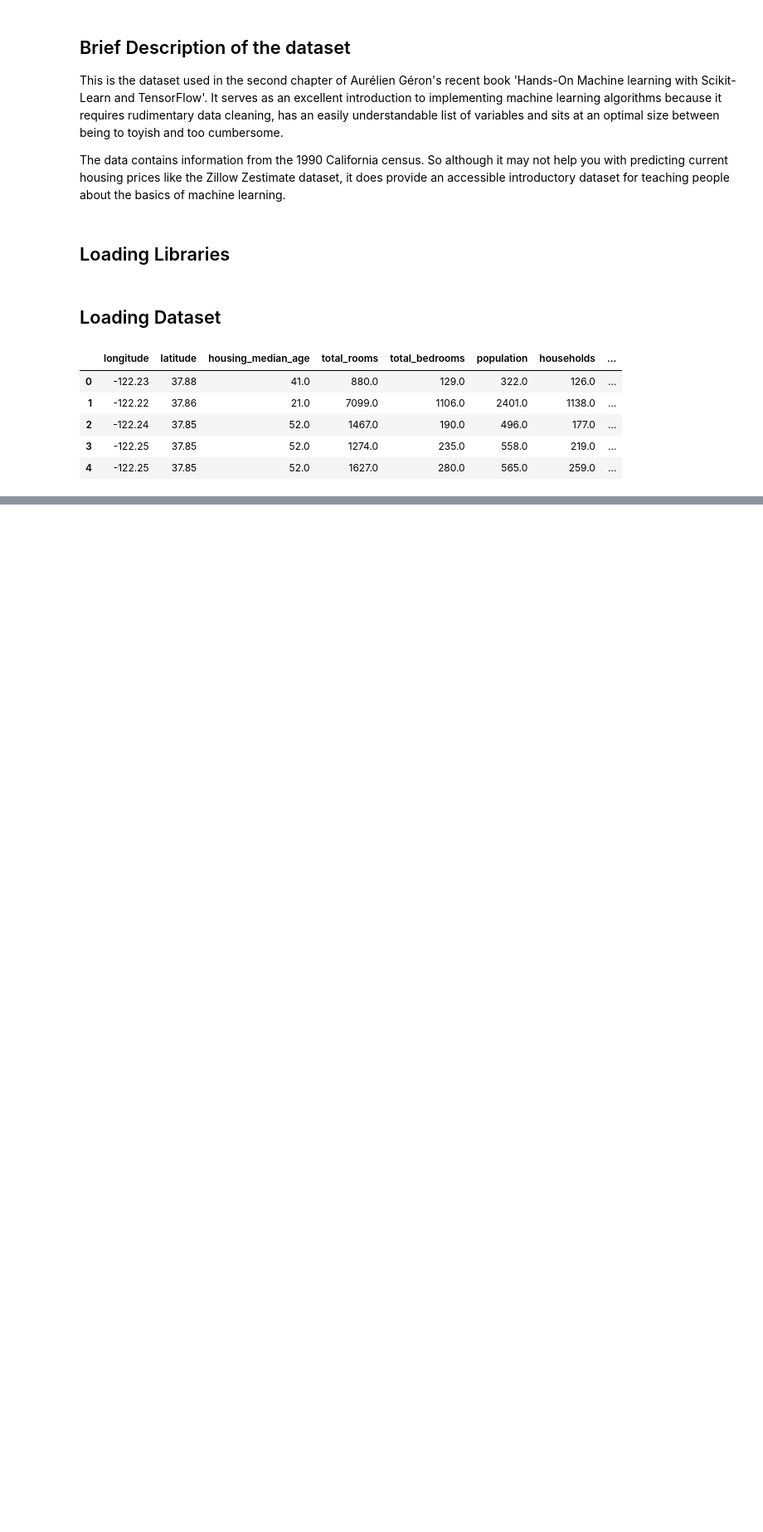
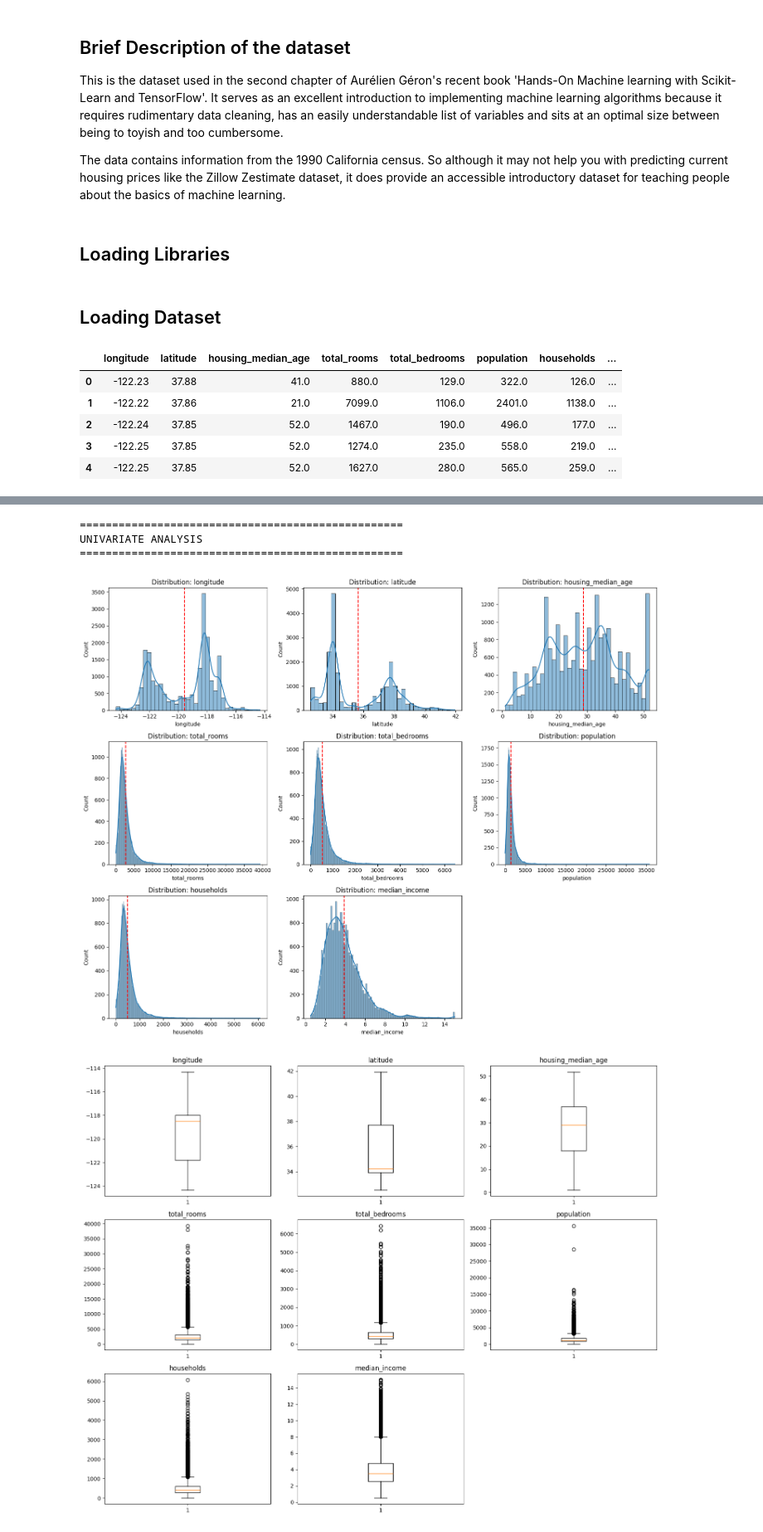
Before and after one commit to KavyaJP/Neural-Networks, a Jupyter notebook: california_housing.ipynb, the cells around one changed output, grey strips where cells are left out. Shown at 83% size. Cells and saved outputs as stored; diff of their text form; code cells hidden in the pictures; blank space fills up the shorter version.

```diff
--- a/california_housing.ipynb
+++ b/california_housing.ipynb
@@ -84,0 +333,9 @@ df_og.head()
+# %%
+target = "median_house_value"
+eda_plots(df_og, target)
+# %% [output]
+==================================================
+UNIVARIATE ANALYSIS
+==================================================
+[figure, added]
+[figure, added]
```
Also changed, not shown: parts of 63 cells of this notebook, 3 other files.
